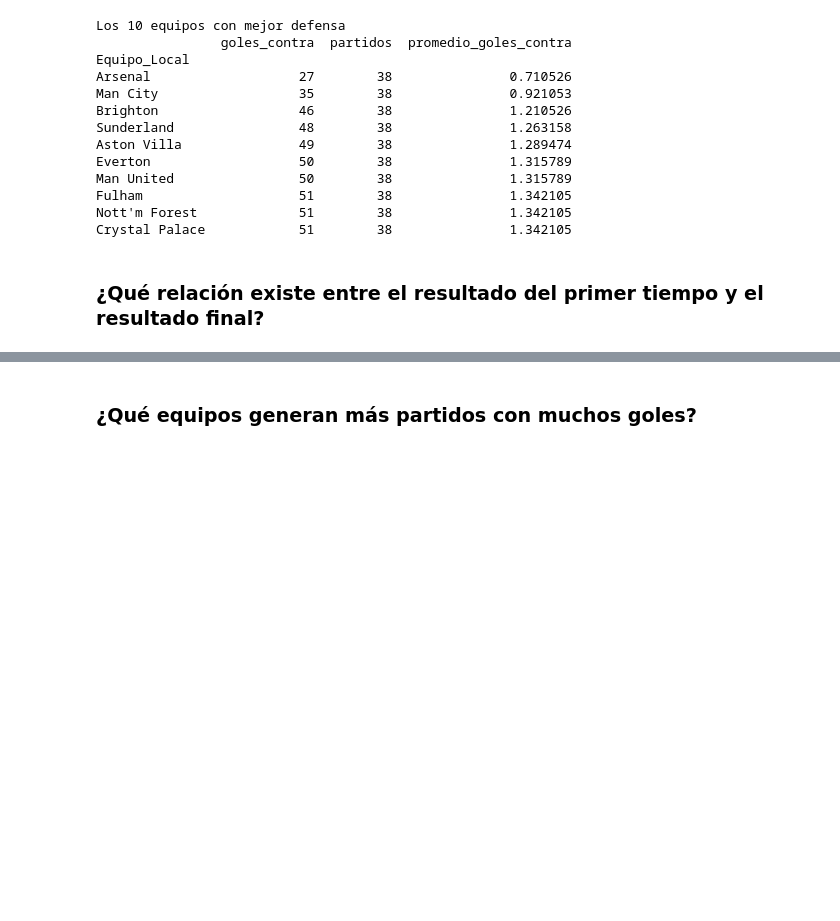
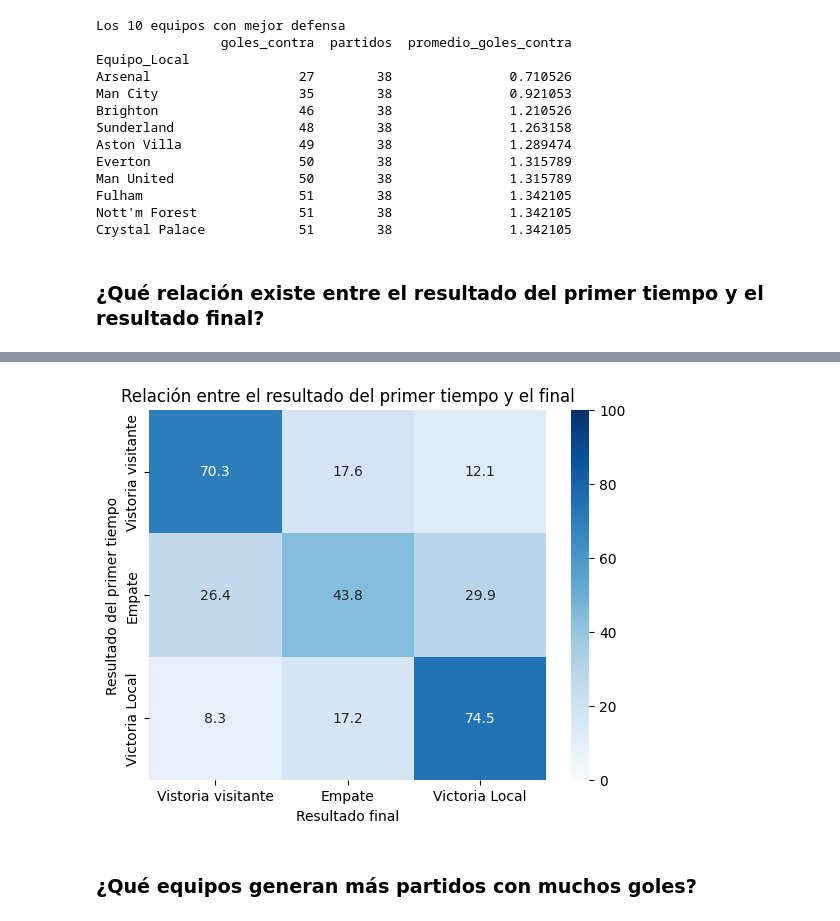
Before and after one commit to Liberato-Mayk/analisis_premier_2021, a Jupyter notebook: main.ipynb, the cells around one changed output, grey strips where cells are left out. Cells and saved outputs as stored; diff of their text form; code cells hidden in the pictures; blank space fills up the shorter version.

```diff
--- a/main.ipynb
+++ b/main.ipynb
@@ -195,0 +209,16 @@ Crystal Palace            51        38               1.342105
+# %%
+# calculamos el resultado por cada resultado del primer tiempo
+porcentajes_relacion = pd.crosstab(
+    premier_2526["HTR"],
+    premier_2526["FTR"],
+    normalize="index"
+)*100
+
+# traducimos los codigos
+porcentajes_relacion = porcentajes_relacion.rename(
+    index=etiquetas,
+    columns=etiquetas
+)
+
+# mostramos los resultados
+porcentajes_relacion.round(2)
@@ -196,3 +231,24 @@ Crystal Palace            51        38               1.342105
+# %%
+# creamos el grafico
+import seaborn as sns
+
+plt.Figure(figsize=(9, 12))
+
+sns.heatmap(
+    porcentajes_relacion,
+    annot= True,
+    fmt=".1f",
+    cmap="Blues",
+    vmin=0,
+    vmax=100)
+
+plt.title("Relación entre el resultado del primer tiempo y el final")
+plt.xlabel("Resultado final")
+plt.ylabel("Resultado del primer tiempo")
+
+plt.show()
+# %% [output]
+[figure, added]
 # %% [markdown]
 ### ¿Qué equipos generan más partidos con muchos goles?
 # %% [markdown]
```
Also changed, not shown: parts of 2 cells of this notebook.
